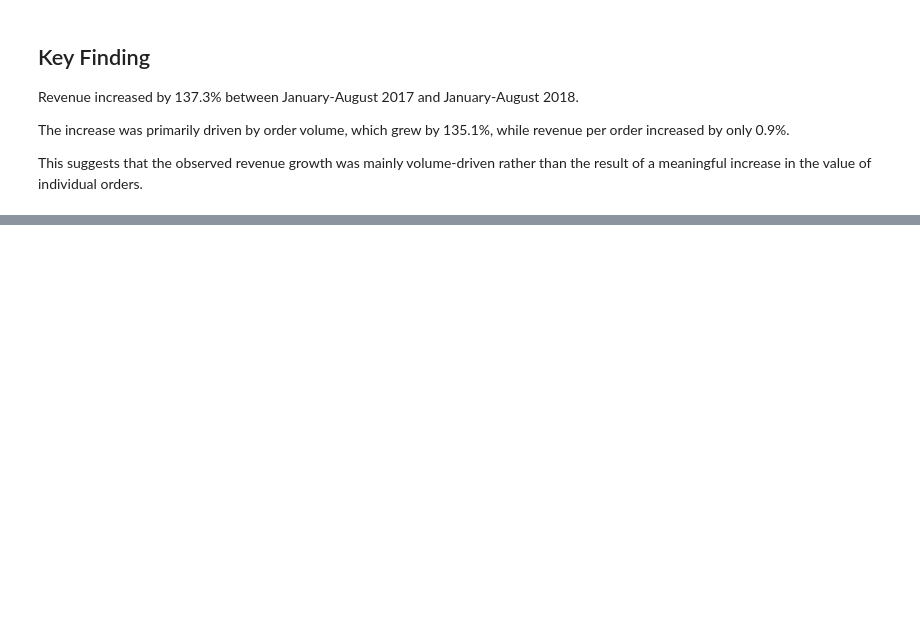
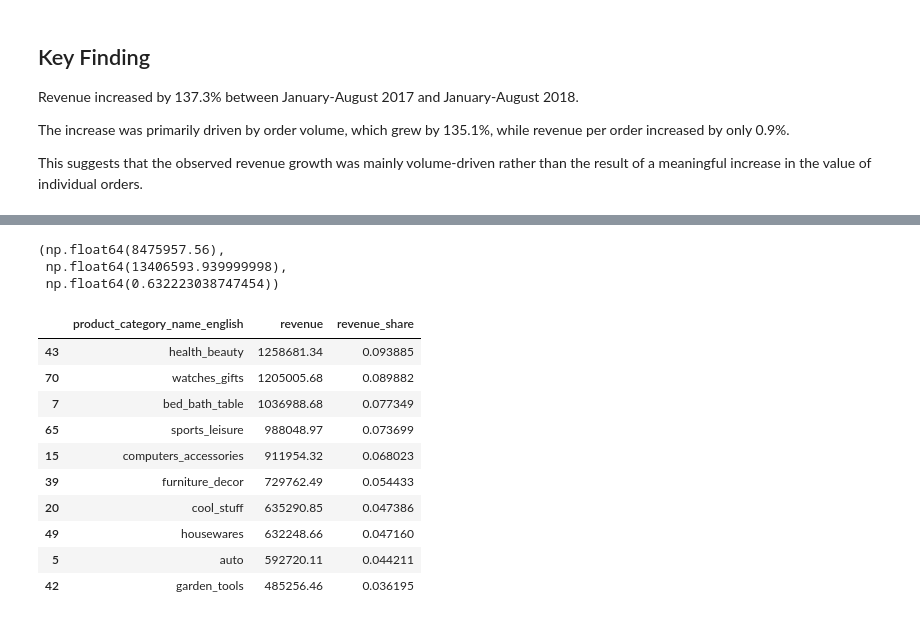
Before and after one commit to aminhedayati/ecommerce-business-analytics, a Jupyter notebook: notebooks/04_revenue_analysis.ipynb, the cells around one changed output, grey strips where cells are left out. Cells and saved outputs as stored; diff of their text form; code cells hidden in the pictures; blank space fills up the shorter version.

```diff
--- a/notebooks/04_revenue_analysis.ipynb
+++ b/notebooks/04_revenue_analysis.ipynb
@@ -310,0 +378,13 @@ This suggests that the observed revenue growth was mainly volume-driven rather t
+# %%
+order_items_with_category = order_items.merge(
+    products_with_category[
+        [
+            "product_id",
+            "product_category_name",
+            "product_category_name_english",
+        ]
+    ],
+    on="product_id",
+    how="left",
+    validate="many_to_one"
+)
@@ -310,0 +434,11 @@ This suggests that the observed revenue growth was mainly volume-driven rather t
+# %%
+top_10_revenue = category_revenue.head(10)["revenue"].sum()
+categorized_revenue = category_revenue["revenue"].sum()
+
+top_10_share = top_10_revenue / categorized_revenue
+
+top_10_revenue, categorized_revenue, top_10_share
+# %% [output]
+(np.float64(8475957.56),
+ np.float64(13406593.939999998),
+ np.float64(0.632223038747454))
@@ -310,0 +449,14 @@ This suggests that the observed revenue growth was mainly volume-driven rather t
+# %%
+category_revenue.head(10)
+# %% [output]
+|  | product_category_name_english | revenue | revenue_share |
+| 43 | health_beauty | 1258681.34 | 0.093885 |
+| 70 | watches_gifts | 1205005.68 | 0.089882 |
+| 7 | bed_bath_table | 1036988.68 | 0.077349 |
+| 65 | sports_leisure | 988048.97 | 0.073699 |
+| 15 | computers_accessories | 911954.32 | 0.068023 |
+| 39 | furniture_decor | 729762.49 | 0.054433 |
+| 20 | cool_stuff | 635290.85 | 0.047386 |
+| 49 | housewares | 632248.66 | 0.047160 |
+| 5 | auto | 592720.11 | 0.044211 |
+| 42 | garden_tools | 485256.46 | 0.036195 |
```
Also changed, not shown: parts of 19 cells of this notebook.
